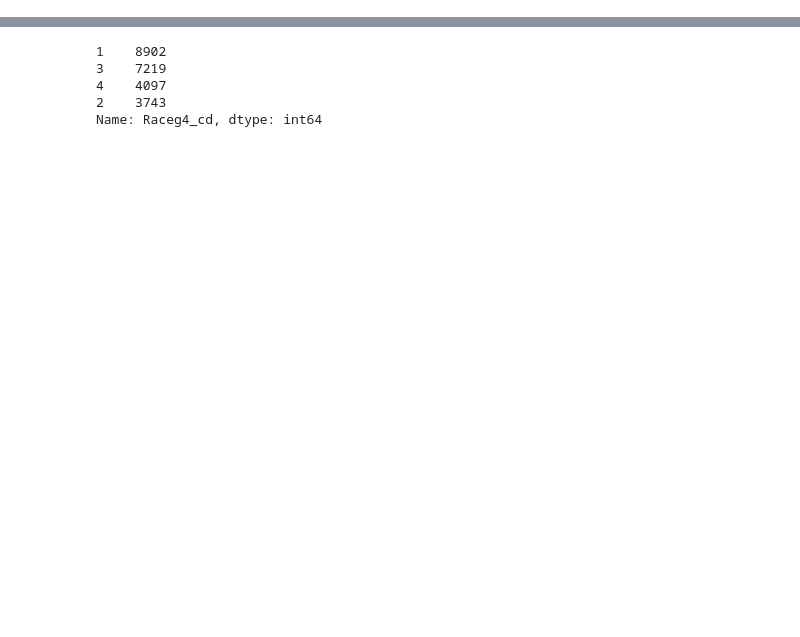
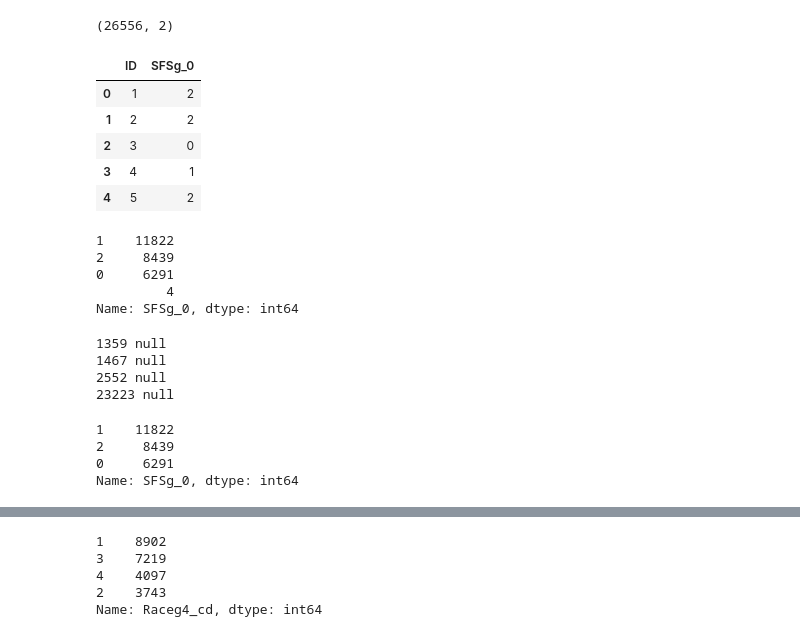
Before and after one commit to prathikr/Jordan-Prep, a Jupyter notebook: Jordan-Prep/preprocessing.ipynb, the cells around one changed output, grey strips where cells are left out. Drawn from its saved outputs; the diff is of its cells as text; code cells hidden in the pictures; blank space fills up the shorter version.

```diff
--- a/Jordan-Prep/preprocessing.ipynb
+++ b/Jordan-Prep/preprocessing.ipynb
@@ -20,3 +20,50 @@ df.head()
 | 2 | 951 | 0.0 | 0.0 | 0.0 | 3.0 | 1.0 | 13 | OH | Cleveland | 44113-1512 | NaN | ... |
 | 3 | 1032 | 0.0 | 0.0 | 0.0 | 3.0 | 1.0 | 13 | OH | Cleveland | 44113-1512 | NaN | ... |
 | 4 | 1039 | 0.0 | 0.0 | 0.0 | 2.0 | 1.0 | 13 | OH | Cleveland | 44113-1512 | NaN | ... |
+# %%
+# add SFSg_0
+
+sfs = pd.read_csv('sfs.csv')
+print(sfs.shape)
+sfs.head()
+# %% [output]
+(26556, 2)
+|  | ID | SFSg_0 |
+| 0 | 1 | 2 |
+| 1 | 2 | 2 |
+| 2 | 3 | 0 |
+| 3 | 4 | 1 |
+| 4 | 5 | 2 |
+# %%
+sfs['SFSg_0'].value_counts()
+# %% [output]
+1    11822
+2     8439
+0     6291
+         4
+Name: SFSg_0, dtype: int64
+# %%
+# loop through and try to cast to int, if fails replace w nan
+count = 4
+for i,row in sfs.iterrows():
+    val = row['SFSg_0']
+    try:
+        val = int(val)
+    except ValueError:
+        print(row['ID'], 'null')
+        count -= 1
+        sfs.loc[i, "SFSg_0"] = np.nan
+    if count == 0:
+        break
+# %% [output]
+1359 null
+1467 null
+2552 null
+23223 null
+# %%
+sfs['SFSg_0'].value_counts()
+# %% [output]
+1    11822
+2     8439
+0     6291
+Name: SFSg_0, dtype: int64
```
Also changed, not shown: parts of 12 cells of this notebook, 6 other files.
